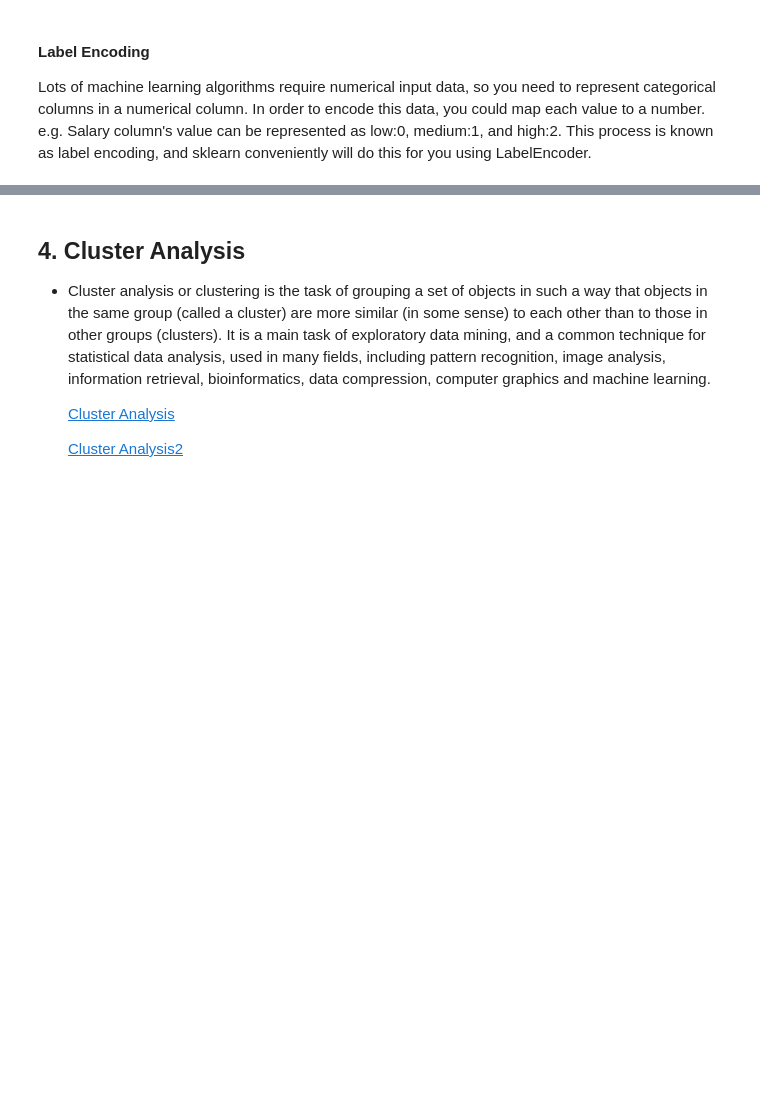
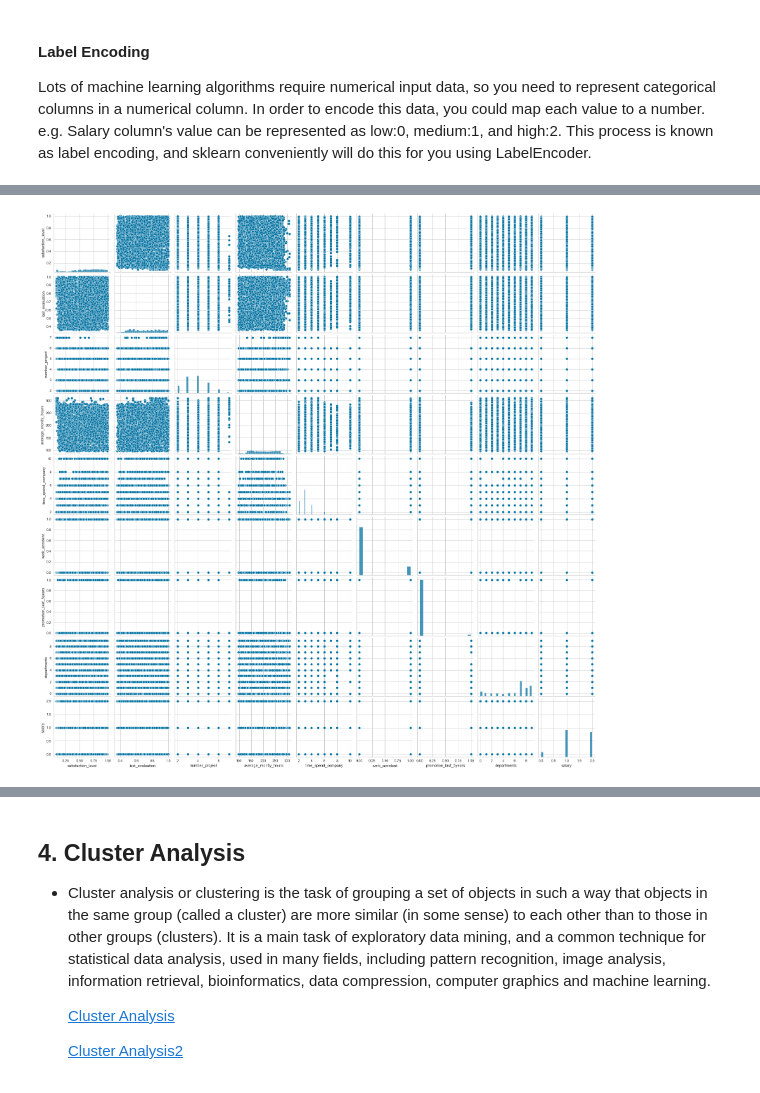
Before and after one commit to StephenKinggg/Data_Science_Course_Repo, a Jupyter notebook: 1. Projects_Assignment/32. Capstone Projects/2. Capstone_Projects(Customer Churn)/Churn Prediction_Student_Notebook.ipynb, the cells around one changed output, grey strips where cells are left out. Drawn from its saved outputs; the diff is of its cells as text; code cells hidden in the pictures; blank space fills up the shorter version.

```diff
--- a/1. Projects_Assignment/32. Capstone Projects/2. Capstone_Projects(Customer Churn)/Churn Prediction_Student_Notebook.ipynb
+++ b/1. Projects_Assignment/32. Capstone Projects/2. Capstone_Projects(Customer Churn)/Churn Prediction_Student_Notebook.ipynb
@@ -91,0 +130,2 @@ Let's first load the required HR dataset using pandas's "read_csv" function.
+# %%
+df.columns = df.columns.str.lower().str.replace(" ", "")
@@ -91,0 +145,2 @@ Let's first load the required HR dataset using pandas's "read_csv" function.
+# %%
+df.drop_duplicates(inplace = True)
@@ -129,3 +340,6 @@ Scaling Types:
 - Normalization: Normalization is a scaling technique in which values are shifted and rescaled so that they end up ranging between 0 and 1. It is also known as Min-Max scaling.
 
 - Standardization: Standardization is another scaling technique where the values are centered around the mean with a unit standard deviation. This means that the mean of the attribute becomes zero and the resultant distribution has a unit standard deviation.
+# %%
+df_new = df.drop('left', axis = 1)
+df_new.head()
@@ -133,3 +354,11 @@ Scaling Types:
 #### Label Encoding
 
 Lots of machine learning algorithms require numerical input data, so you need to represent categorical columns in a numerical column. In order to encode this data, you could map each value to a number. e.g. Salary column's value can be represented as low:0, medium:1, and high:2. This process is known as label encoding, and sklearn conveniently will do this for you using LabelEncoder.
+# %%
+# Import LabelEncoder
+from sklearn import preprocessing
+#creating labelEncoder
+le = preprocessing.LabelEncoder()
+# Converting string labels into numbers.
+df_new['salary']=le.fit_transform(df_new['salary'])
+df_new['departments']=le.fit_transform(df_new['departments'])
@@ -135,0 +383,5 @@ Lots of machine learning algorithms require numerical input data, so you need to
+# %%
+sns.pairplot(df_new)
+plt.show()
+# %% [output]
+[figure, added]
```
Also changed, not shown: parts of 82 cells of this notebook.
